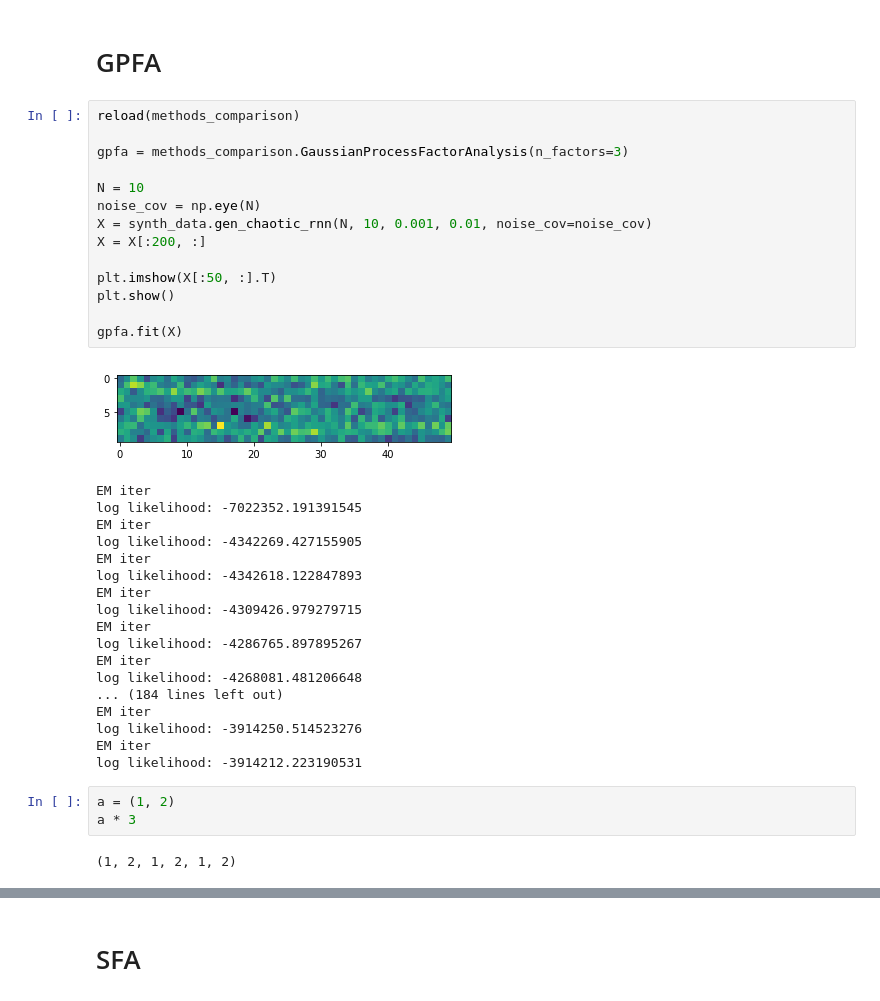
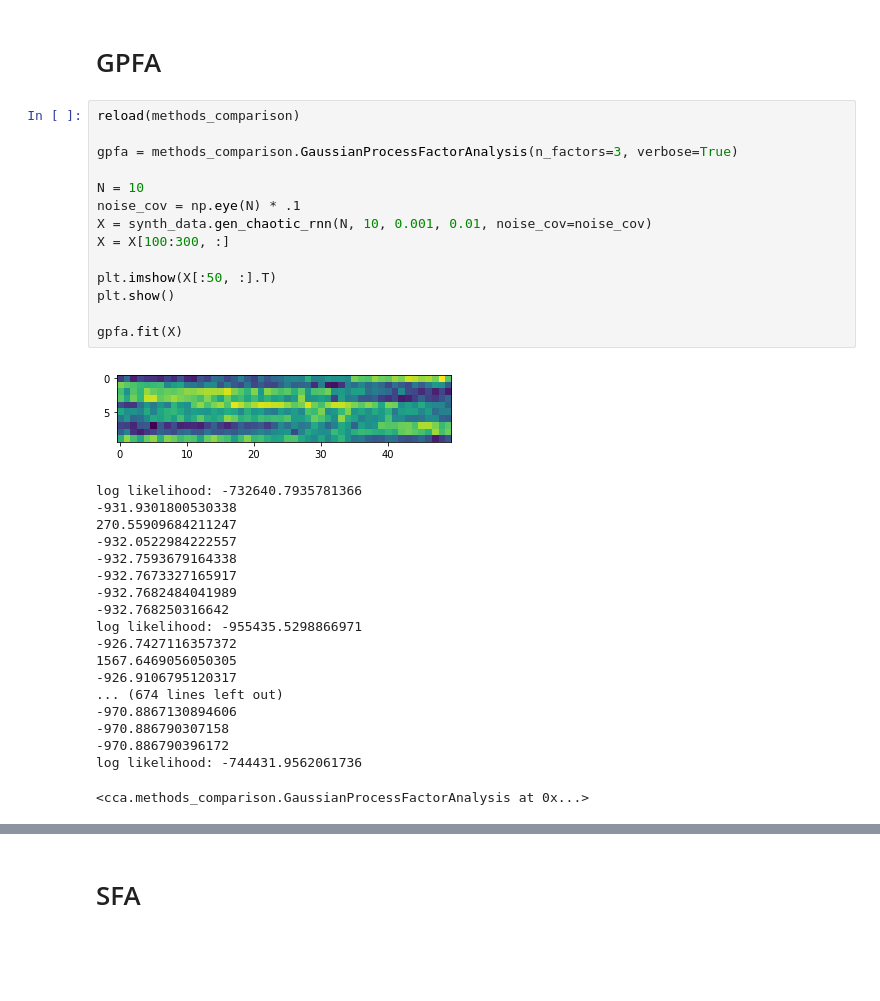
Before and after one commit to BouchardLab/DynamicalComponentsAnalysis, a Jupyter notebook: notebooks/methods_comparison_testing.ipynb, the cells around one changed output, grey strips where cells are left out. Cells and saved outputs as stored; diff of their text form; blank space fills up the shorter version.

Commit message:
GPFA updates

```diff
--- a/notebooks/methods_comparison_testing.ipynb
+++ b/notebooks/methods_comparison_testing.ipynb
@@ -11,38 +11,34 @@ from cca import synth_data
 # %%
 reload(methods_comparison)
 
-gpfa = methods_comparison.GaussianProcessFactorAnalysis(n_factors=3)
+gpfa = methods_comparison.GaussianProcessFactorAnalysis(n_factors=3, verbose=True)
 
 N = 10
-noise_cov = np.eye(N)
+noise_cov = np.eye(N) * .1
 X = synth_data.gen_chaotic_rnn(N, 10, 0.001, 0.01, noise_cov=noise_cov)
-X = X[:200, :]
+X = X[100:300, :]
 
 plt.imshow(X[:50, :].T)
 plt.show()
 
 gpfa.fit(X)
 # %% [output]
-[figure, old version]
+[figure, new version]
-EM iter
-log likelihood: -7022352.191391545
-EM iter
-log likelihood: -4342269.427155905
-EM iter
-log likelihood: -4342618.122847893
-EM iter
-log likelihood: -4309426.979279715
-EM iter
-log likelihood: -4286765.897895267
-EM iter
-log likelihood: -4268081.481206648
-... (184 lines left out)
-EM iter
-log likelihood: -3914250.514523276
-EM iter
-log likelihood: -3914212.223190531
+log likelihood: -732640.7935781366
+-931.9301800530338
+270.55909684211247
+-932.0522984222557
+-932.7593679164338
+-932.7673327165917
+-932.7682484041989
+-932.768250316642
+log likelihood: -955435.5298866971
+-926.7427116357372
+1567.6469056050305
+-926.9106795120317
+... (674 lines left out)
+-970.8867130894606
+-970.886790307158
+-970.886790396172
+log likelihood: -744431.9562061736
+<cca.methods_comparison.GaussianProcessFactorAnalysis at 0x...>
-# %%
-a = (1, 2)
-a * 3
-# %% [output]
-(1, 2, 1, 2, 1, 2)
```
Also changed, not shown: parts of 1 cell of this notebook, 1 other file.
